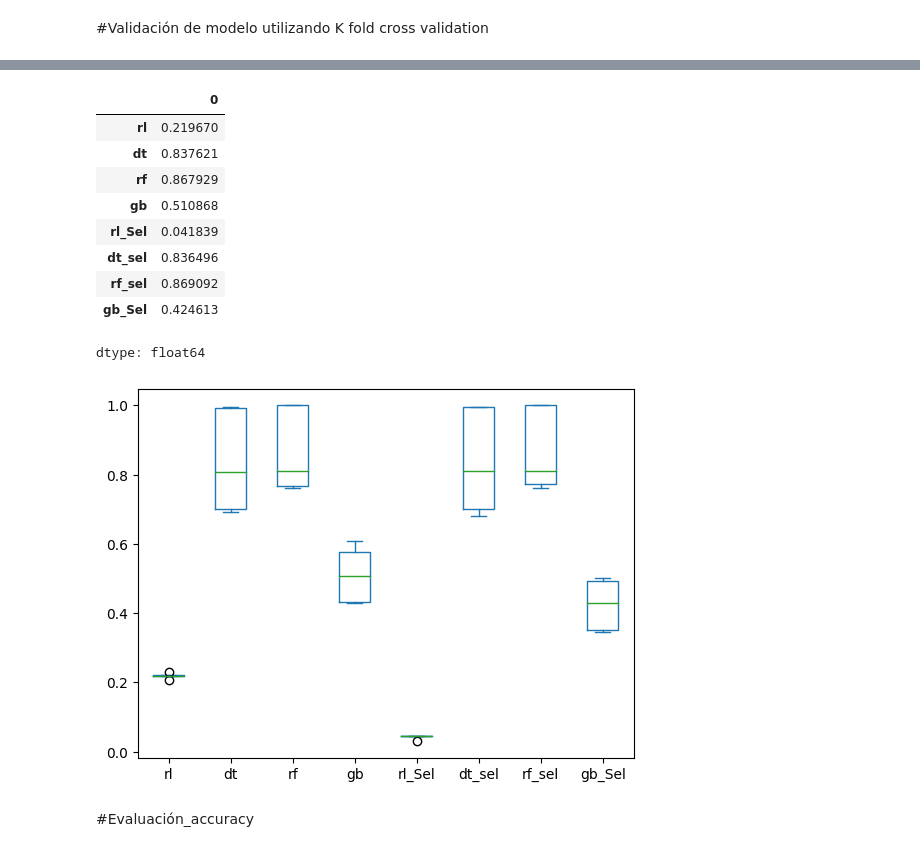
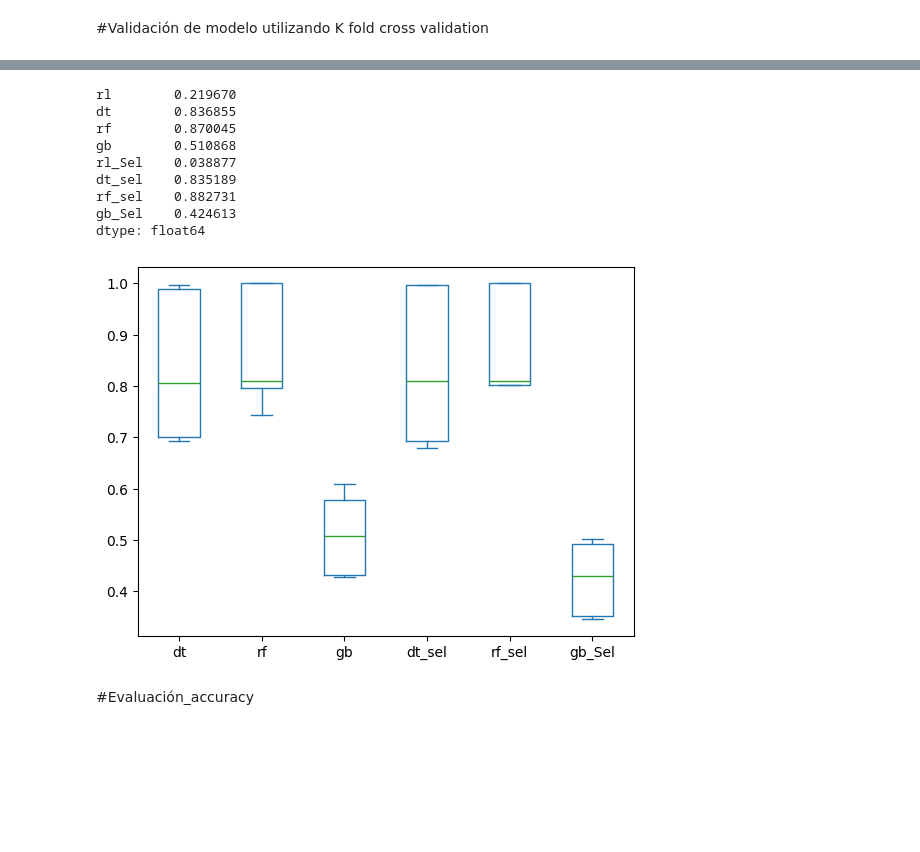
Before and after one commit to osiris-contreras/Anal-tica-en-Recursos-Humanos, a Jupyter notebook: modelos.ipynb, the cells around one changed output, grey strips where cells are left out. Drawn from its saved outputs; the diff is of its cells as text; code cells hidden in the pictures; blank space fills up the shorter version.

```diff
--- a/modelos.ipynb
+++ b/modelos.ipynb
@@ -279,21 +279,20 @@ F1
 | 4 | 0.208092 | 0.806250 | 0.809969 | 0.507463 | 0.044118 | 0.809969 | 0.809969 | 0.430769 |
 # %%
-F1_2=F1[ ['rl','dt', 'rf', 'gb','rl_Sel', 'dt_sel', 'rf_sel', 'gb_Sel']]
+F1_2=F1[ ['dt', 'rf', 'gb', 'dt_sel', 'rf_sel', 'gb_Sel']]
 F1_2.plot(kind='box') ### gráfico para modelos sel y todas las variables
 
 F1.mean() ### medias de mape
 # %% [output]
-|  | 0 |
-| rl | 0.219670 |
-| dt | 0.837621 |
-| rf | 0.867929 |
-| gb | 0.510868 |
-| rl_Sel | 0.041839 |
-| dt_sel | 0.836496 |
-| rf_sel | 0.869092 |
-| gb_Sel | 0.424613 |
+rl        0.219670
+dt        0.836855
+rf        0.870045
+gb        0.510868
+rl_Sel    0.038877
+dt_sel    0.835189
+rf_sel    0.882731
+gb_Sel    0.424613
 dtype: float64
-[figure, old version]
+[figure, new version]
 # %% [markdown]
 #Evaluación_accuracy
 # %%
```
Also changed, not shown: parts of 31 cells of this notebook, 6 other files.
